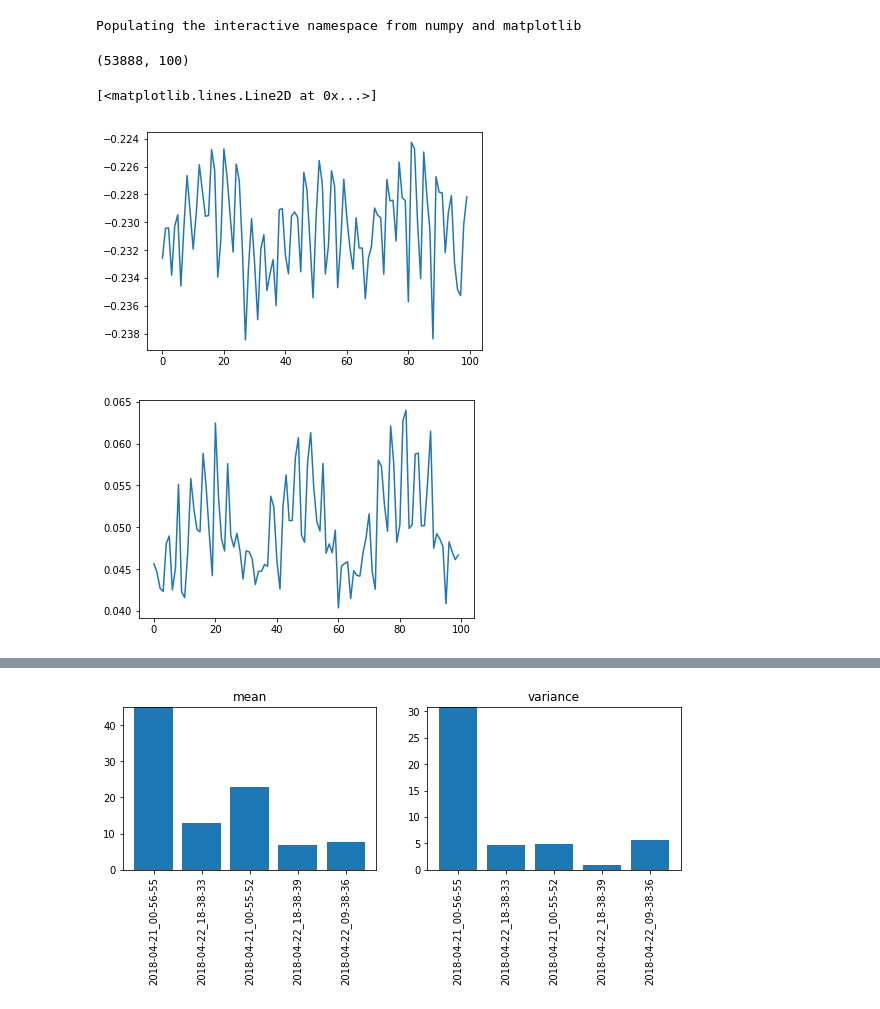
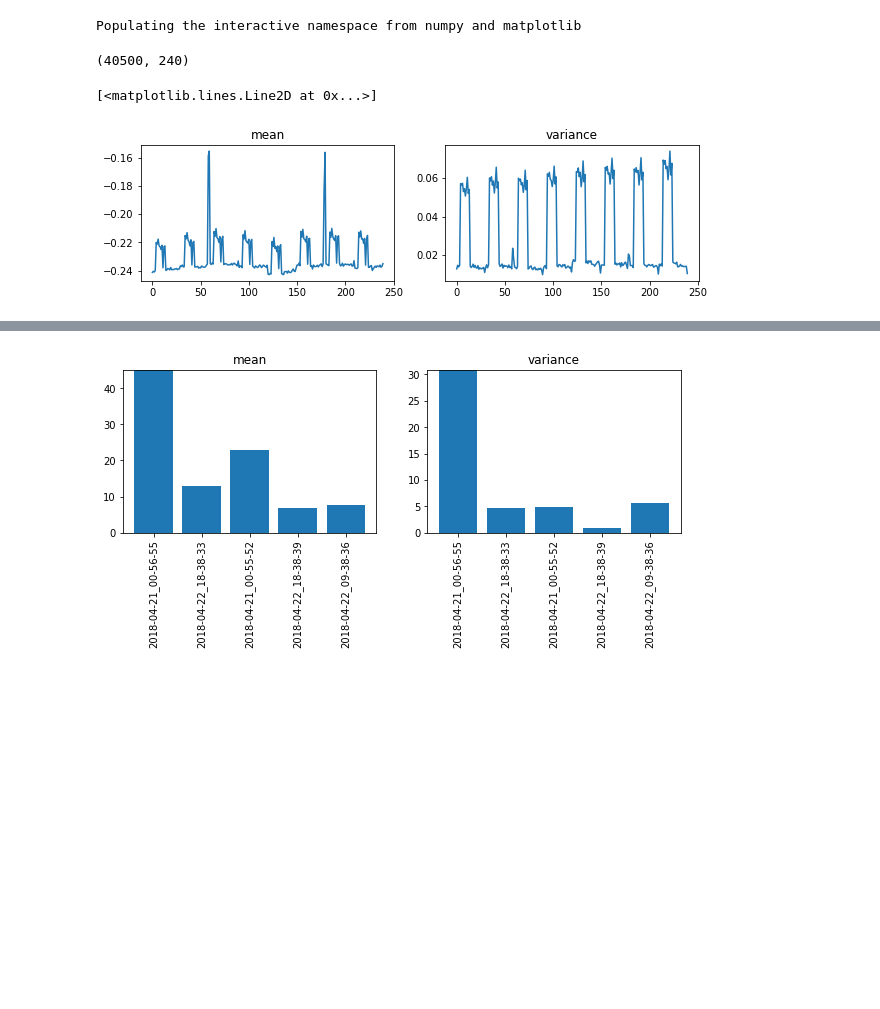
Before and after one commit to HitLuca/GANs_for_spiking_time_series, a Jupyter notebook: implementation/comparison_metrics/statistics_analysis.ipynb, the cells around one changed output, grey strips where cells are left out. Cells and saved outputs as stored; diff of their text form; code cells hidden in the pictures; blank space fills up the shorter version.

```diff
--- a/implementation/comparison_metrics/statistics_analysis.ipynb
+++ b/implementation/comparison_metrics/statistics_analysis.ipynb
@@ -3,25 +3,42 @@
 from pathlib import Path
 # %% [output]
 Populating the interactive namespace from numpy and matplotlib
+# %%
+def split_data(dataset, timesteps):
+    D = dataset.shape[1]
+    if D < timesteps:
+        return None
+    elif D == timesteps:
+        return dataset
+    else:
+        splitted_data, remaining_data = np.hsplit(dataset, [timesteps])
+        remaining_data = split_data(remaining_data, timesteps)
+        if remaining_data is not None:
+            return np.vstack([splitted_data, remaining_data])
+        return splitted_data
 # %%
-normalized_transactions_filepath = Path('../../datasets/berka_dataset/usable/normalized_transactions_100.npy')
+normalized_transactions_filepath = Path('../../datasets/berka_dataset/usable/normalized_transactions_months.npy')
 
-timesteps = 100
+timesteps = 240
 transactions = np.load(normalized_transactions_filepath)
+transactions = split_data(transactions, timesteps)
 print(transactions.shape)
 # %% [output]
-(53888, 100)
+(40500, 240)
 # %%
 original_data_mean = np.mean(transactions, axis=0)
 original_data_variance = np.var(transactions, axis=0)
 
+plt.subplots(1, 2, figsize=(10, 2.5))
+plt.subplot(1, 2, 1)
+plt.title('mean')
 plt.plot(original_data_mean)
-plt.figure()
+plt.subplot(1, 2, 2)
+plt.title('variance')
 plt.plot(original_data_variance)
 # %% [output]
 [<matplotlib.lines.Line2D at 0x...>]
-[figure, old version]
+[figure, new version]
-[figure, removed]
 # %%
 base_folder = Path('../generative_models/wgan')
 x = np.arange(0.0, 100, 1)
```
Also changed, not shown: parts of 1 cell of this notebook, 16 other files.
